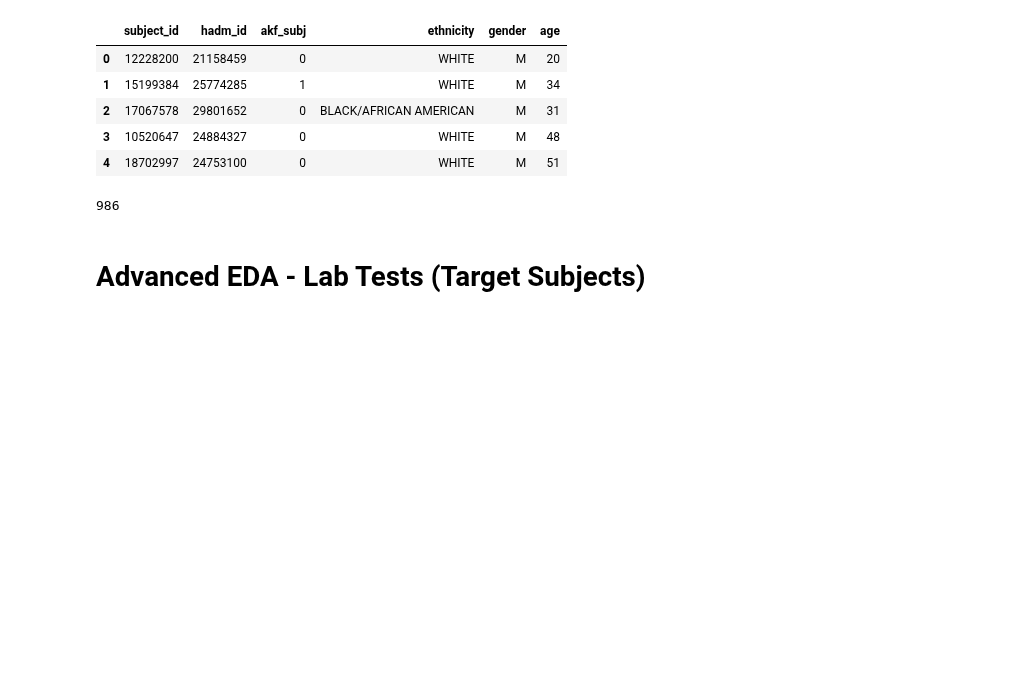
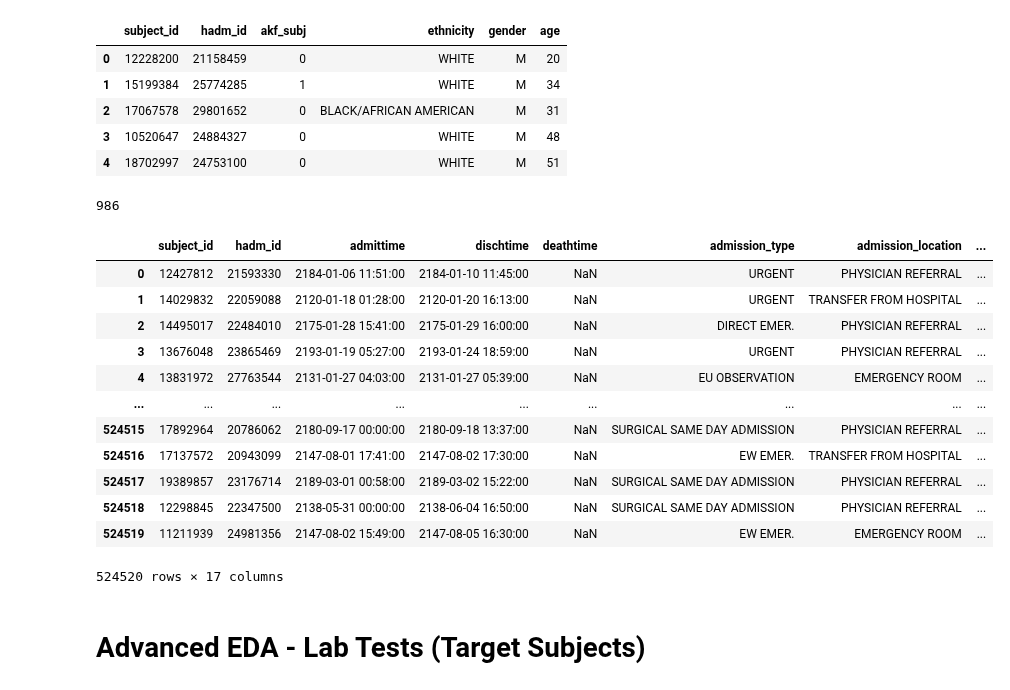
Before and after one commit to brandoncryu/disease_prediction, a Jupyter notebook: EDA_Stephen.ipynb, the cells around one changed output. Cells and saved outputs as stored; diff of their text form; code cells hidden in the pictures; blank space fills up the shorter version.

```diff
--- a/EDA_Stephen.ipynb
+++ b/EDA_Stephen.ipynb
@@ -361,6 +373,22 @@ admissions_sample.head()
 admissions_sample.subject_id.nunique()
 # %% [output]
 986
+# %%
+admissions
+# %% [output]
+|  | subject_id | hadm_id | admittime | dischtime | deathtime | admission_type | admission_location | ... |
+| 0 | 12427812 | 21593330 | 2184-01-06 11:51:00 | 2184-01-10 11:45:00 | NaN | URGENT | PHYSICIAN REFERRAL | ... |
+| 1 | 14029832 | 22059088 | 2120-01-18 01:28:00 | 2120-01-20 16:13:00 | NaN | URGENT | TRANSFER FROM HOSPITAL | ... |
+| 2 | 14495017 | 22484010 | 2175-01-28 15:41:00 | 2175-01-29 16:00:00 | NaN | DIRECT EMER. | PHYSICIAN REFERRAL | ... |
+| 3 | 13676048 | 23865469 | 2193-01-19 05:27:00 | 2193-01-24 18:59:00 | NaN | URGENT | PHYSICIAN REFERRAL | ... |
+| 4 | 13831972 | 27763544 | 2131-01-27 04:03:00 | 2131-01-27 05:39:00 | NaN | EU OBSERVATION | EMERGENCY ROOM | ... |
+| ... | ... | ... | ... | ... | ... | ... | ... | ... |
+| 524515 | 17892964 | 20786062 | 2180-09-17 00:00:00 | 2180-09-18 13:37:00 | NaN | SURGICAL SAME DAY ADMISSION | PHYSICIAN REFERRAL | ... |
+| 524516 | 17137572 | 20943099 | 2147-08-01 17:41:00 | 2147-08-02 17:30:00 | NaN | EW EMER. | TRANSFER FROM HOSPITAL | ... |
+| 524517 | 19389857 | 23176714 | 2189-03-01 00:58:00 | 2189-03-02 15:22:00 | NaN | SURGICAL SAME DAY ADMISSION | PHYSICIAN REFERRAL | ... |
+| 524518 | 12298845 | 22347500 | 2138-05-31 00:00:00 | 2138-06-04 16:50:00 | NaN | SURGICAL SAME DAY ADMISSION | PHYSICIAN REFERRAL | ... |
+| 524519 | 11211939 | 24981356 | 2147-08-02 15:49:00 | 2147-08-05 16:30:00 | NaN | EW EMER. | EMERGENCY ROOM | ... |
+524520 rows × 17 columns
 # %% [markdown]
 # Advanced EDA - Lab Tests (Target Subjects)
 # %%
```
Also changed, not shown: parts of 30 cells of this notebook, 1 other file.
